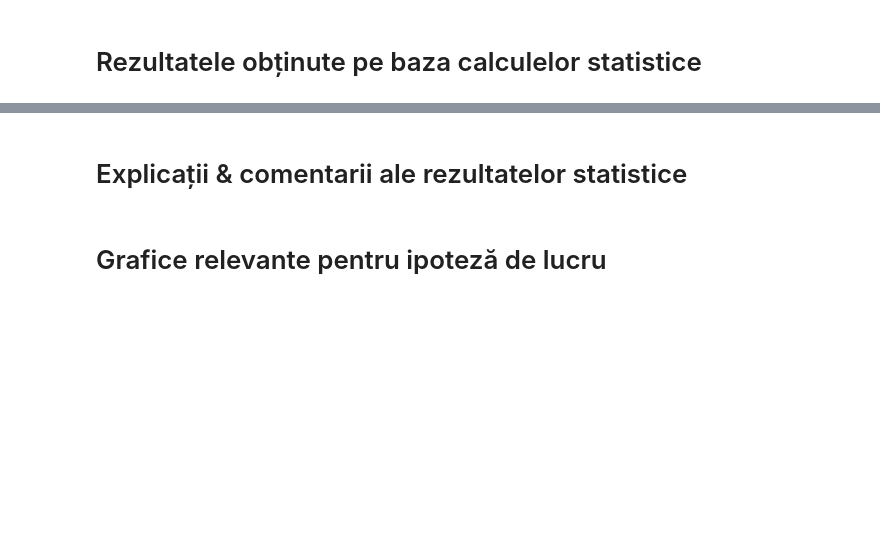
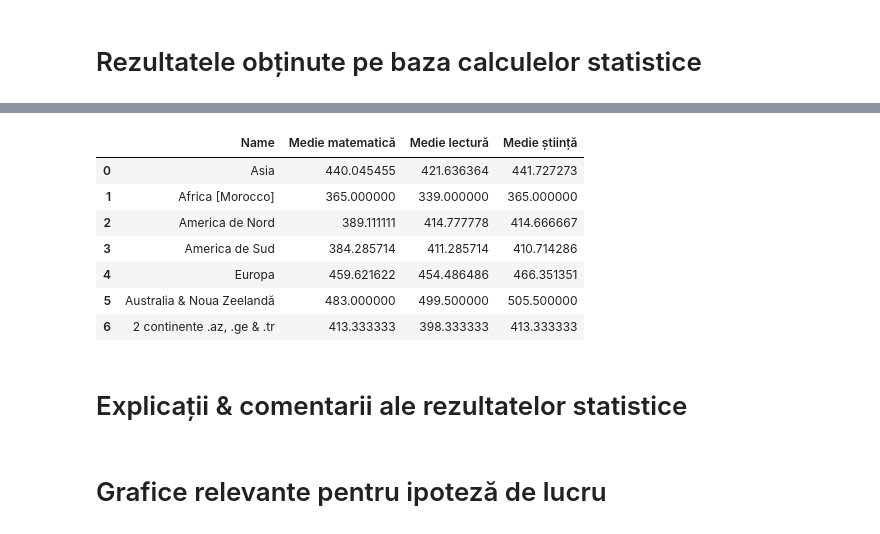
Before and after one commit to v1ctoras/PVDP_Examen, a Jupyter notebook: proiectEXAMEN.ipynb, the cells around one changed output, grey strips where cells are left out. Cells and saved outputs as stored; diff of their text form; code cells hidden in the pictures; blank space fills up the shorter version.

```diff
--- a/proiectEXAMEN.ipynb
+++ b/proiectEXAMEN.ipynb
@@ -81,3 +140,23 @@ set_de_date
+# %%
+import pandas as pd
+rezultate = {
+    'Name': ['Asia', 'Africa [Morocco]', 'America de Nord', 'America de Sud', 'Europa', 'Australia & Noua Zeelandă', '2 continente .az, .ge & .tr'],
+    'Medie matematică': [medie_m_asia, medie_m_africa, medie_m_america_nord, medie_m_america_sud, medie_m_europa, medie_m_australia, medie_m_2],
+    'Medie lectură': [medie_r_asia, medie_r_africa, medie_r_america_nord, medie_r_america_sud, medie_r_europa, medie_r_australia, medie_r_2],
+    'Medie știință': [medie_s_asia, medie_s_africa, medie_s_america_nord, medie_s_america_sud, medie_s_europa, medie_s_australia, medie_s_2]
+}
+set_de_date_tabla.style.highlight_max(color = 'green')
+set_de_date_tabla = pd.DataFrame(rezultate)
+set_de_date_tabla
+# %% [output]
+|  | Name | Medie matematică | Medie lectură | Medie știință |
+| 0 | Asia | 440.045455 | 421.636364 | 441.727273 |
+| 1 | Africa [Morocco] | 365.000000 | 339.000000 | 365.000000 |
+| 2 | America de Nord | 389.111111 | 414.777778 | 414.666667 |
+| 3 | America de Sud | 384.285714 | 411.285714 | 410.714286 |
+| 4 | Europa | 459.621622 | 454.486486 | 466.351351 |
+| 5 | Australia & Noua Zeelandă | 483.000000 | 499.500000 | 505.500000 |
+| 6 | 2 continente .az, .ge & .tr | 413.333333 | 398.333333 | 413.333333 |
 # %% [markdown]
 # Explicații & comentarii ale rezultatelor statistice
 # %% [markdown]
```
Also changed, not shown: parts of 10 cells of this notebook.
